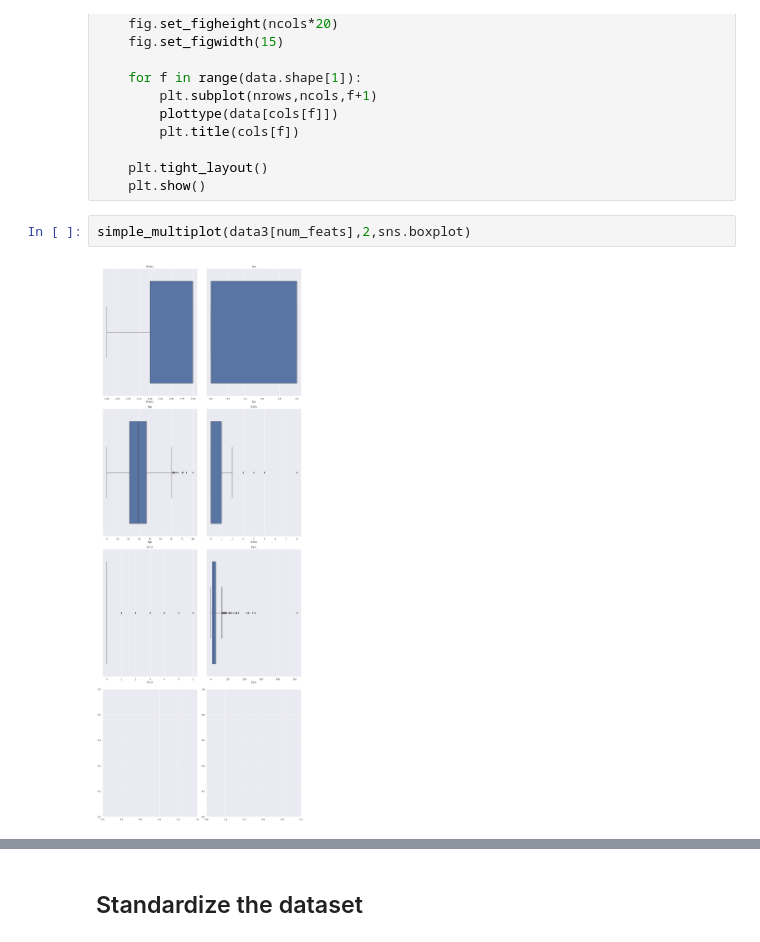
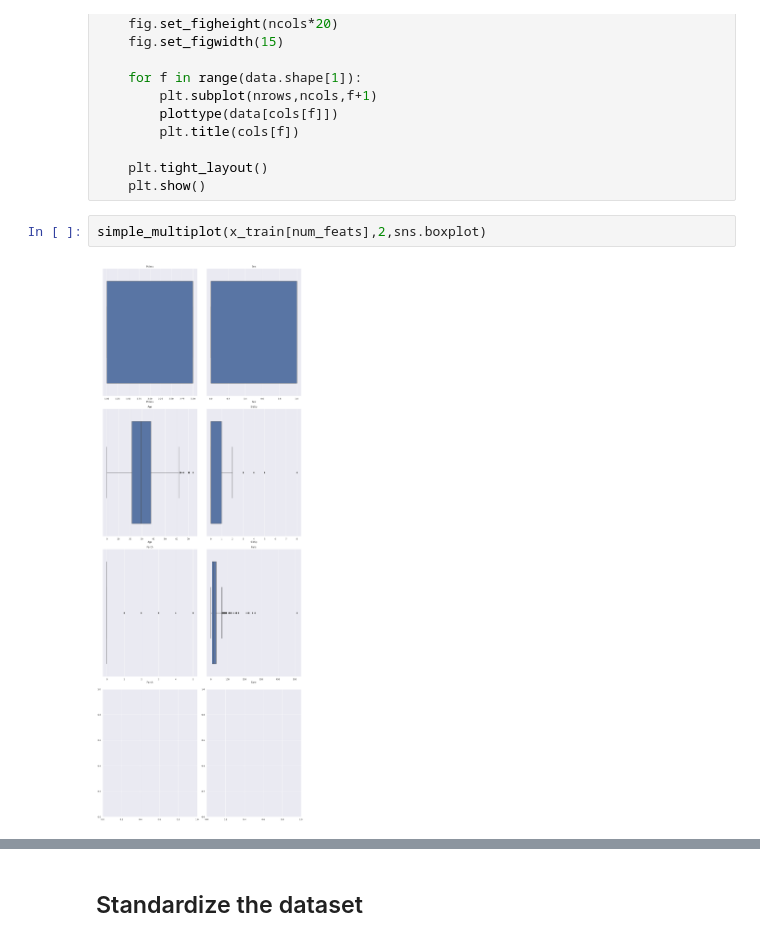
Before and after one commit to hayari/GoMyCodeML, a Jupyter notebook: Logistic_Regression.ipynb, the cells around one changed output, grey strips where cells are left out. Cells and saved outputs as stored; diff of their text form.

```diff
--- a/Logistic_Regression.ipynb
+++ b/Logistic_Regression.ipynb
@@ -331,6 +334,6 @@ def simple_multiplot(data,ncols,plottype):
     plt.tight_layout()
     plt.show()
 # %%
-simple_multiplot(data3[num_feats],2,sns.boxplot)
+simple_multiplot(x_train[num_feats],2,sns.boxplot)
 # %% [output]
-[figure, old version]
+[figure, new version]
```
Also changed, not shown: parts of 56 cells of this notebook.
